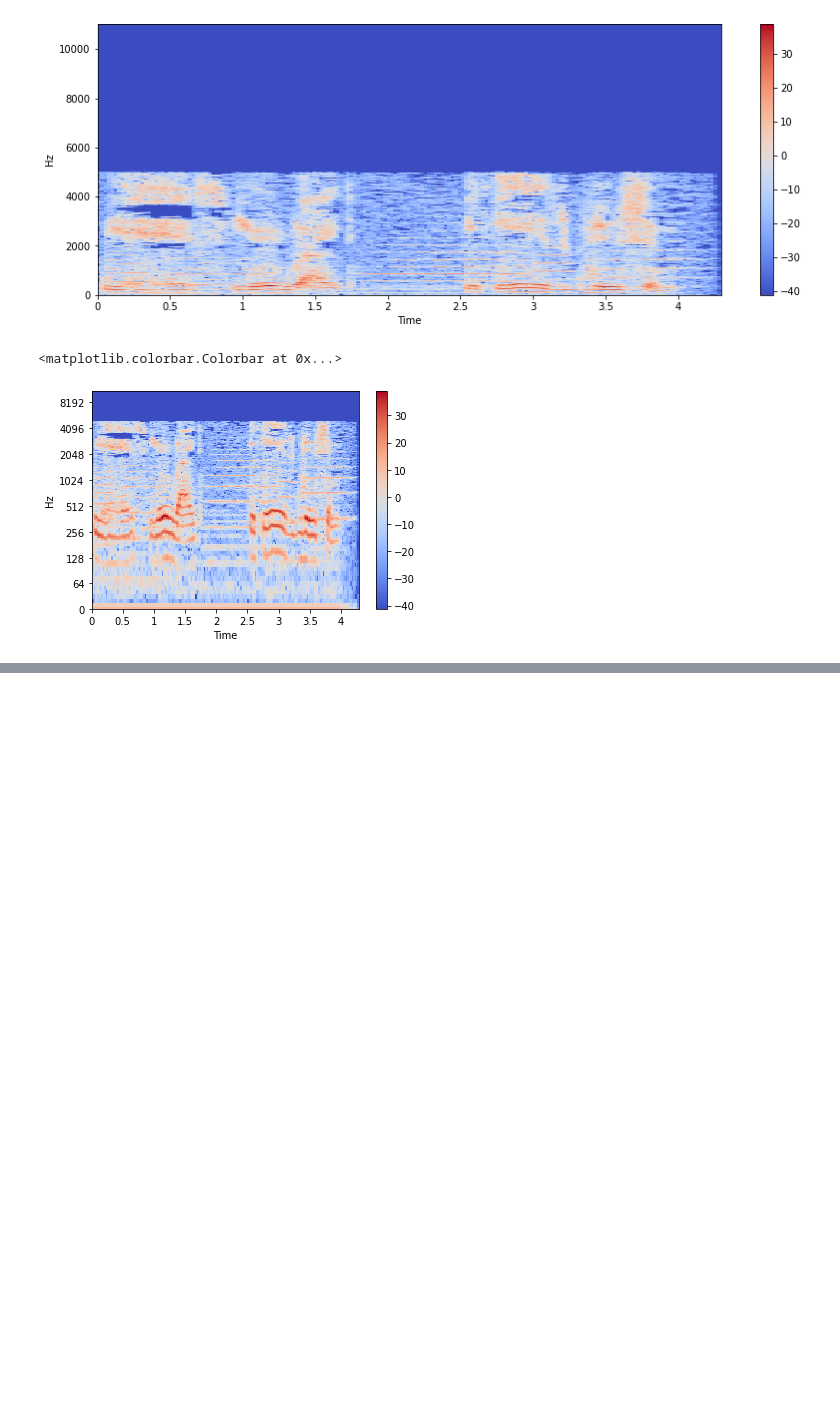
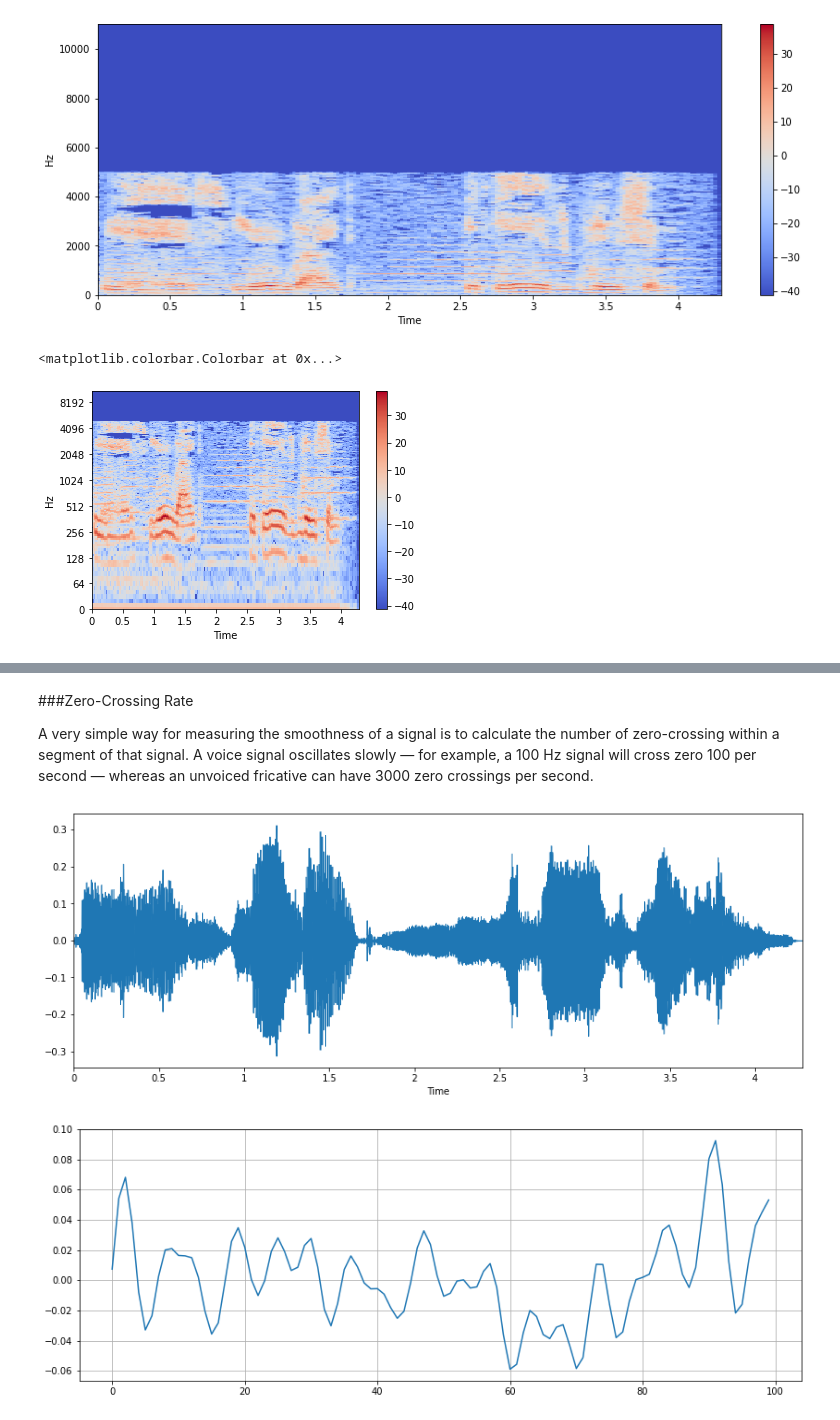
Before and after one commit to subhayuroy/Melody_Synthesis, a Jupyter notebook: musicAnalysis.ipynb, the cells around one changed output, grey strips where cells are left out. Cells and saved outputs as stored; diff of their text form; code cells hidden in the pictures; blank space fills up the shorter version.

```diff
--- a/musicAnalysis.ipynb
+++ b/musicAnalysis.ipynb
@@ -68,0 +132,18 @@ librosa.output.write_wav('tone_220.wav', x, sr)
+# %% [markdown]
+###Zero-Crossing Rate
+
+A very simple way for measuring the smoothness of a signal is to calculate the number of zero-crossing within a segment of that signal. A voice signal oscillates slowly — for example, a 100 Hz signal will cross zero 100 per second — whereas an unvoiced fricative can have 3000 zero crossings per second.
+# %%
+x, sr = librosa.load('/content/Test_Audio.mp3')
+#Plot the signal:
+plt.figure(figsize=(14, 5))
+librosa.display.waveplot(x, sr=sr)
+# Zooming in
+n0 = 9000
+n1 = 9100
+plt.figure(figsize=(14, 5))
+plt.plot(x[n0:n1])
+plt.grid()
+# %% [output]
+[figure, added]
+[figure, added]
```
Also changed, not shown: parts of 18 cells of this notebook.
